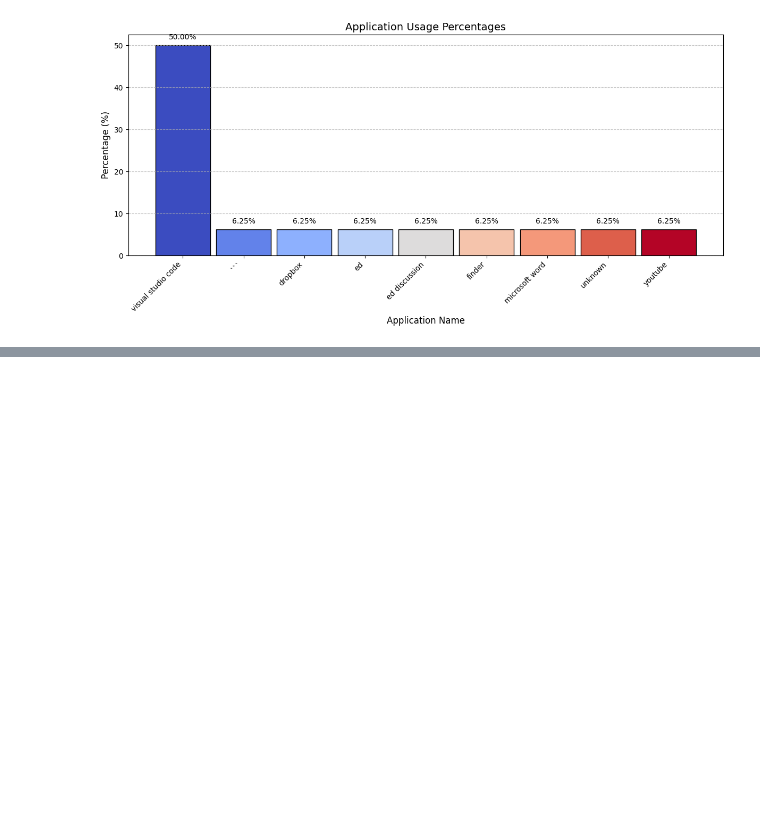
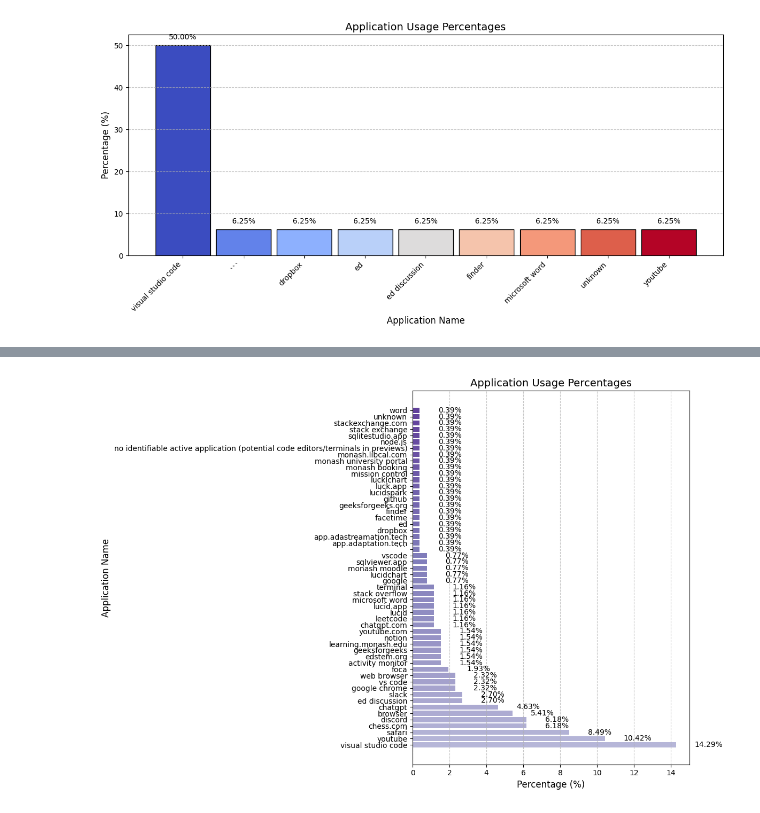
Before and after one commit to Kingwu12/FocaFounderHack, a Jupyter notebook: Foca.ai/getStat/calculate_time_spent.ipynb, the cells around one changed output, grey strips where cells are left out. Saved outputs shown, nothing was run; the diff lists cells and outputs as text; code cells hidden in the pictures; blank space fills up the shorter version.

Commit message:
minor changes done to api.py and database updated

```diff
--- a/Foca.ai/getStat/calculate_time_spent.ipynb
+++ b/Foca.ai/getStat/calculate_time_spent.ipynb
@@ -114 +80,76 @@ Productive: true, Count: 10
+# %%
+import sqlite3
+import matplotlib.pyplot as plt
+import numpy as np
+
+def get_app_percentages():
+    db_path = '/Users/sanketsushantpai/Desktop/FocaFounderHack/Foca.ai/database/database.db'
+    conn = sqlite3.connect(db_path)
+    cursor = conn.cursor()
+
+    query = '''
+    WITH app_counts AS (
+        SELECT
+            app_name,
+            COUNT(*) AS count
+        FROM
+            modified_productivity_data
+        GROUP BY
+            app_name
+    ),
+    total_count AS (
+        SELECT
+            COUNT(*) AS total
+        FROM
+            modified_productivity_data
+    )
+    SELECT
+        app_name,
+        count,
+        (count * 100.0 / total) AS percentage
+    FROM
+        app_counts,
+        total_count
+    ORDER BY
+        percentage DESC;
+    '''
+
+    cursor.execute(query)
+    results = cursor.fetchall()
+
+    conn.close()
+    return results
+
+def plot_app_percentages(percentages):
+    # Extract data for plotting
+    app_names = [row[0] for row in percentages]
+    percentages = [row[2] for row in percentages]
+
+    # Generate a simpler gradient of purple shades
+    num_bars = len(app_names)
+    colors = plt.cm.Purples(np.linspace(0.4, 0.8, num_bars))  # Simple gradient from light to dark purple
+
+    # Create a horizontal bar chart with the gradient colors
+    fig, ax = plt.subplots(figsize=(12, 8))  # Adjusted figsize for horizontal bars
+    bars = ax.barh(app_names, percentages, color=colors, edgecolor='none')  # Use barh for horizontal bars
+
+    # Add labels and title
+    ax.set_xlabel('Percentage (%)', fontsize=12)
+    ax.set_ylabel('Application Name', fontsize=12)
+    ax.set_title('Application Usage Percentages', fontsize=14)
+    ax.grid(axis='x', linestyle='--', alpha=0.7)
+
+    # Add value labels on the bars
+    for bar in bars:
+        ax.text(bar.get_width() + 1, bar.get_y() + bar.get_height()/2, f'{bar.get_width():.2f}%', va='center', fontsize=10)
+
+    plt.tight_layout()
+    plt.show()
+()
+
+# Get app percentages and plot
+percentages = get_app_percentages()
+plot_app_percentages(percentages)
+# %% [output]
+[figure, added]
 # %%
```
Also changed, not shown: parts of 2 cells of this notebook, 4 other files.
